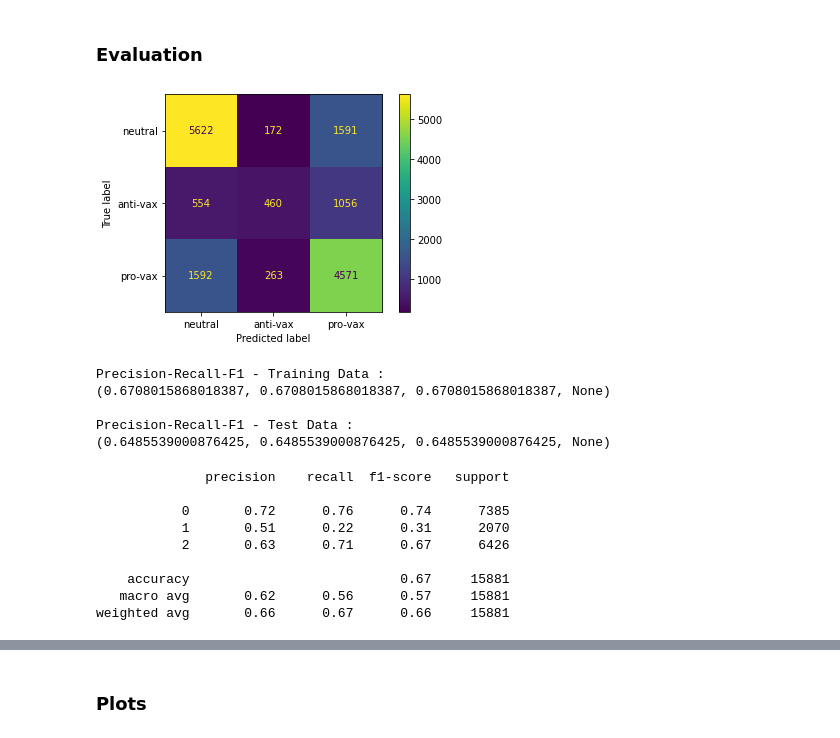
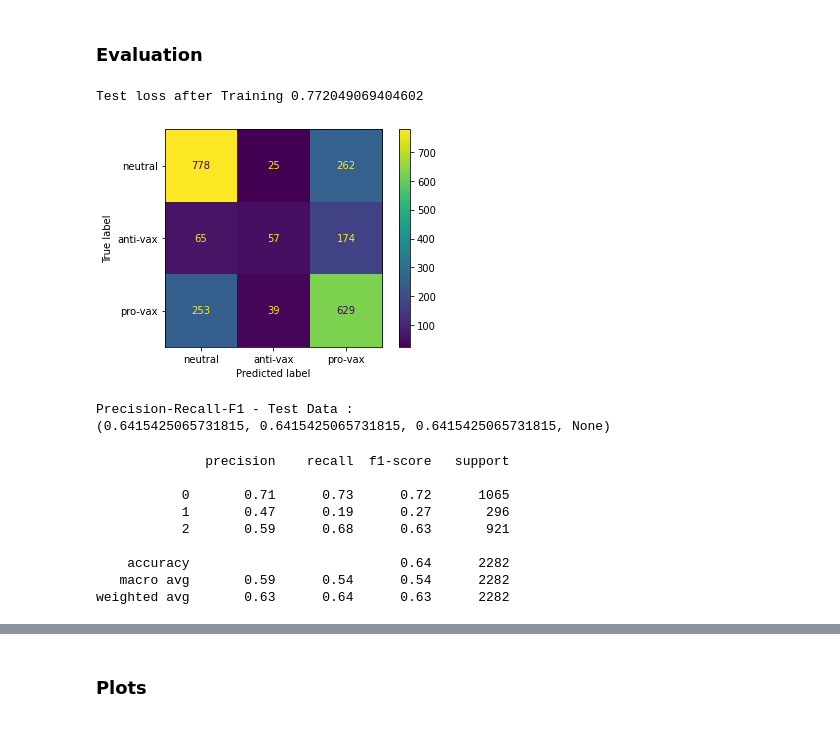
Before and after one commit to nefelitav/vaccine-sentiment-classifier, a Jupyter notebook: feedforward.ipynb, the cells around one changed output, grey strips where cells are left out. Saved outputs shown, nothing was run; the diff lists cells and outputs as text; code cells hidden in the pictures.

```diff
--- a/feedforward.ipynb
+++ b/feedforward.ipynb
@@ -305,8 +325,8 @@ class Net(nn.Module):
 # %%
 #Define layer sizes
 D_in = x.shape[1]
-H1 = 128
-H2 = 64
+H1 = 64
+H2 = 32
 D_out = 3
 
 #Define Hyperparameters
@@ -314,7 +334,7 @@ learning_rate = 1e-4
 
 #Initialize model, optimizer
 model = Net(D_in, H1, H2, D_out)
-
+criterion = nn.CrossEntropyLoss()
 optimizer = optim.Adam(model.parameters(), lr=learning_rate)
 #optimizer = optim.SGD(model.parameters(), lr=learning_rate, momentum=0.2, weight_decay=0.01)
 #optimizer = optim.Adagrad(model.parameters(), lr=learning_rate)
@@ -342,19 +362,13 @@ for epoch in range(100):
   total = 0
   total_dev = 0
   loss = 0
-  pred = []
-  true = []
-  pred_dev = []
-  true_dev = []
   pred_proba = []
 
   # training
   model.train()
   for x_batch, y_batch in train_dataloader:  # for every batch
     y_pred = model(x_batch).squeeze(1)
-    loss = F.cross_entropy(y_pred, y_batch)
-    # loss = nn.NLLLoss()                    # with softmax in output of model
-    # loss_dev = loss(y_dev_pred, y_batch)
+    loss = criterion(y_pred, y_batch)
     batch_losses.append(loss)
     #Delete previously stored gradients
     optimizer.zero_grad()
@@ -368,35 +382,25 @@ for epoch in range(100):
     # Total correct predictions
     _,pred_label = torch.max(y_pred, dim = 1)
     batch_acc += (pred_label == y_batch).sum()
-    for i in pred_label:
-      pred.append(i)
-    for i in y_batch:
-      true.append(i.item())
 
   # validation
   with torch.no_grad():
     batch_losses_dev = []
     batch_acc_dev = 0
     model.eval()
-
     for x_batch, y_batch in dev_dataloader:
         y_dev_pred = model(x_batch).squeeze(1)
         prob = F.softmax(y_dev_pred, dim=1)   # probability that an instance belogs to each class
+        #print(prob.shape)
         for i in prob:
           pred_proba.append(i.tolist())
-        loss_dev = F.cross_entropy(y_dev_pred, y_batch)
-        # loss = nn.NLLLoss()
-        # loss_dev = loss(y_dev_pred, y_batch)
+        loss_dev = criterion(y_dev_pred, y_batch)
         batch_losses_dev.append(loss_dev)
         # number of labels
         total_dev += y_batch.size(0)
         # correct predictions
         _,pred_label = torch.max(y_dev_pred, dim = 1)  # get max probability
         batch_acc_dev += (pred_label == y_batch).sum()
-        for i in pred_label:
-          pred_dev.append(i)
-        for i in y_batch:
-          true_dev.append(i.item())
 
 
   accuracy = batch_acc/total
@@ -432,37 +436,41 @@ Epoch  99: | Train Loss = 0.73884 | Train Accuracy = 0.67080 | Validation Loss =
 # %% [markdown]
 ### Evaluation
+# %%
+model.eval()
+true = y_dev
+pred = model(x_dev).squeeze(1)
+after_train = criterion(pred, true)
+print('Test loss after Training' , after_train.item())
+# %% [output]
+Test loss after Training 0.772049069404602
+# %%
+_,pred_label = torch.max(pred, dim = 1)
 # %%
 target_names = ['neutral', 'anti-vax', 'pro-vax']
-df = pd.DataFrame({'true':true})
-df2 = pd.DataFrame({'pred':pred})
-cm = confusion_matrix(true, pred)
+df = pd.DataFrame({'true':true.numpy()})
+df2 = pd.DataFrame({'pred':pred_label.numpy()})
+cm = confusion_matrix(true.numpy(), pred_label.numpy())
 disp = ConfusionMatrixDisplay(confusion_matrix=cm, display_labels=target_names)
 disp.plot()
 plt.show()
 # %% [output]
-[figure, old version]
+[figure, new version]
 # %%
-print("Precision-Recall-F1 - Training Data :")
-print(precision_recall_fscore_support(true, pred, average='micro'))
+print("Precision-Recall-F1 - Test Data :")
+print(precision_recall_fscore_support(true.numpy(), pred_label.numpy(), average='micro'))
 print()
-print("Precision-Recall-F1 - Test Data :")
-print(precision_recall_fscore_support(true_dev, pred_dev, average='micro'))
-print()
 # %% [output]
-Precision-Recall-F1 - Training Data :
-(0.6708015868018387, 0.6708015868018387, 0.6708015868018387, None)
-
 Precision-Recall-F1 - Test Data :
-(0.6485539000876425, 0.6485539000876425, 0.6485539000876425, None)
+(0.6415425065731815, 0.6415425065731815, 0.6415425065731815, None)
 # %%
-print(classification_report(true, pred))
+print(classification_report(true.numpy(), pred_label.numpy()))
 # %% [output]
               precision    recall  f1-score   support
 
-           0       0.72      0.76      0.74      7385
-           1       0.51      0.22      0.31      2070
-           2       0.63      0.71      0.67      6426
+           0       0.71      0.73      0.72      1065
+           1       0.47      0.19      0.27       296
+           2       0.59      0.68      0.63       921
 
-    accuracy                           0.67     15881
-   macro avg       0.62      0.56      0.57     15881
-weighted avg       0.66      0.67      0.66     15881
+    accuracy                           0.64      2282
+   macro avg       0.59      0.54      0.54      2282
+weighted avg       0.63      0.64      0.63      2282
```
Also changed, not shown: parts of 23 cells of this notebook, 2 other files.
